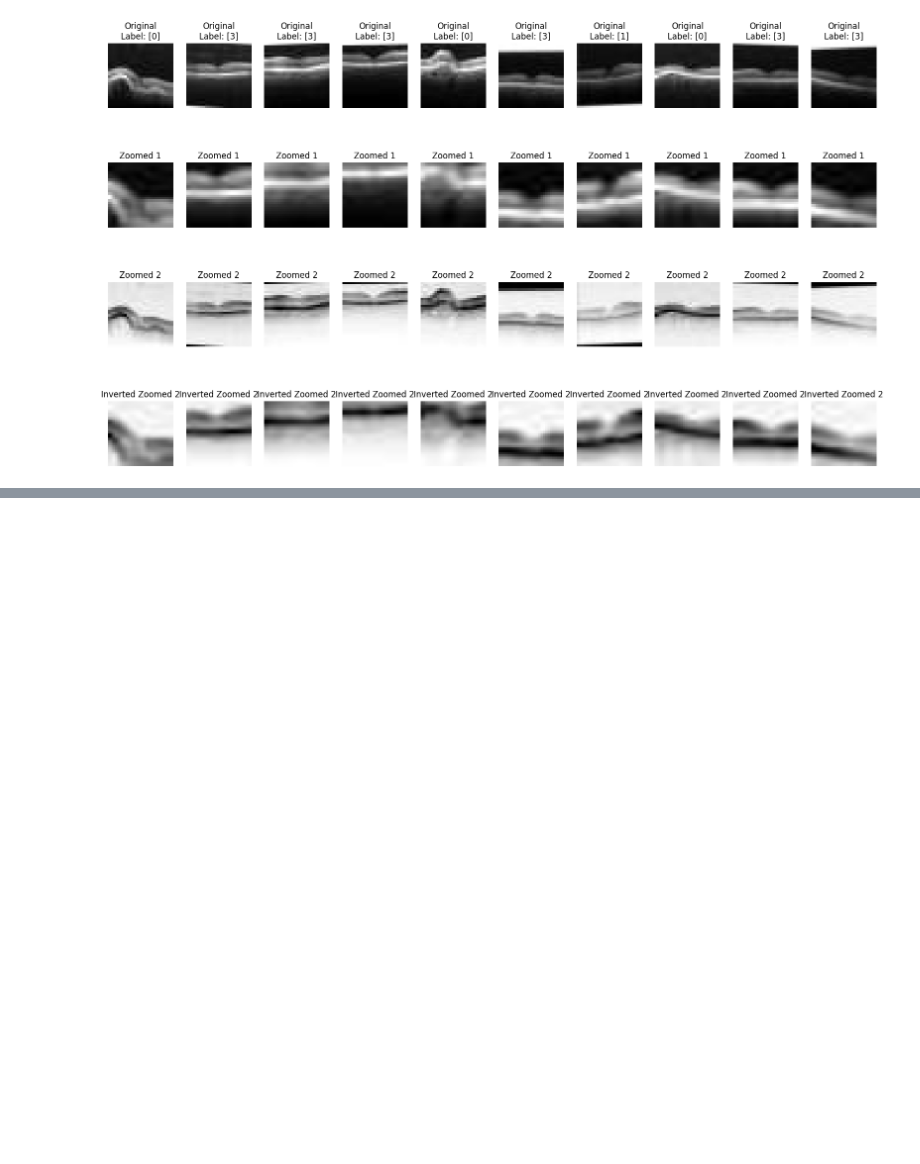
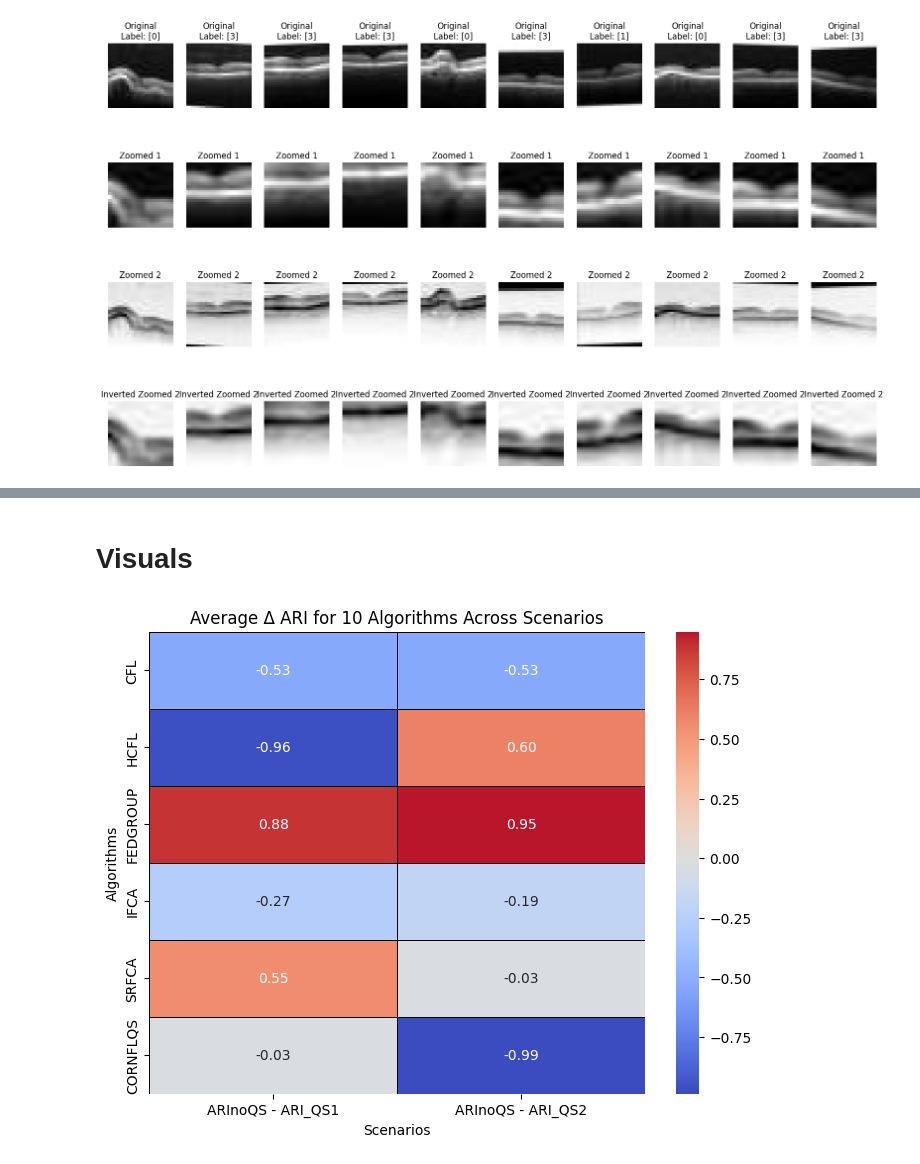
Before and after one commit to leahcimali/CFL-Evaluation-of-labels-and-quantity-skew, a Jupyter notebook: Results.ipynb, the cells around one changed output, grey strips where cells are left out. Cells and saved outputs as stored; diff of their text form; code cells hidden in the pictures; blank space fills up the shorter version.

```diff
--- a/Results.ipynb
+++ b/Results.ipynb
@@ -771,0 +1014,35 @@ plot_images_with_zoom(train_dataset, n_images=10)
+# %% [markdown]
+# Visuals
+# %%
+import numpy as np
+import pandas as pd
+import seaborn as sns
+import matplotlib.pyplot as plt
+
+# Example data
+algorithms = ['CFL','HCFL','FEDGROUP','IFCA','SRFCA','CORNFLQS']  # 10 algorithms
+scenarios = ["ARInoQS - ARI_QS1", "ARInoQS - ARI_QS2"]
+
+# Random data for demonstration (replace with your actual data)
+avg_delta_ari = np.random.uniform(-1, 1, (6, 2))  # 10 algorithms x 2 scenarios
+
+# Create a DataFrame
+df = pd.DataFrame(avg_delta_ari, index=algorithms, columns=scenarios)
+
+# Plot the heatmap
+plt.figure(figsize=(8, 6))
+sns.heatmap(
+    df,
+    annot=True,  # Annotate cells with values
+    fmt=".2f",   # Format annotations to 2 decimal places
+    cmap="coolwarm",  # Color map: blue for positive, red for negative
+    center=0,    # Center the color map at 0
+    linewidths=0.5,
+    linecolor="black",
+)
+plt.title("Average Δ ARI for 10 Algorithms Across Scenarios")
+plt.xlabel("Scenarios")
+plt.ylabel("Algorithms")
+plt.show()
+# %% [output]
+[figure, added]
```
Also changed, not shown: parts of 16 cells of this notebook, 1 other file.
